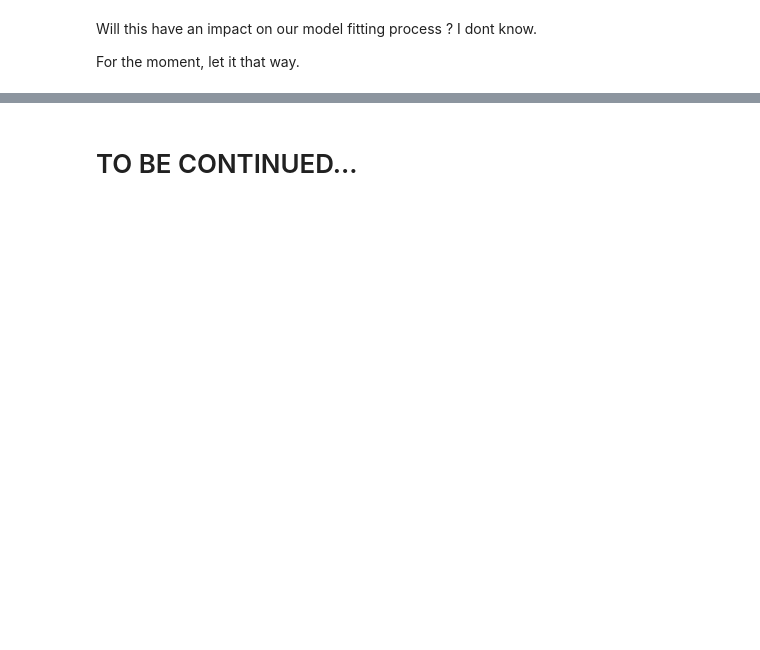
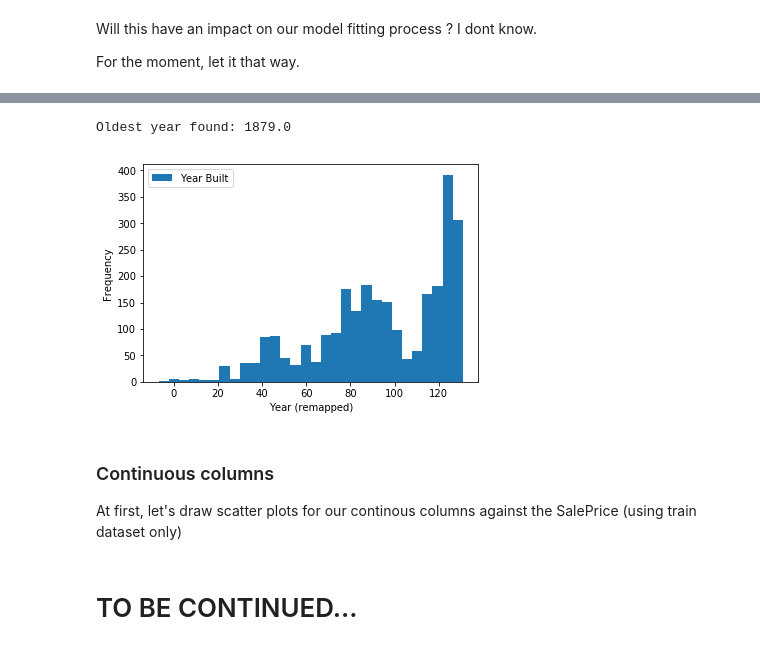
Before and after one commit to xnicolovici/machine_learning, a Jupyter notebook: notebooks/Course No 3/09. Course project/03. Part 2 - House prices/house-prices-solution.ipynb, the cells around one changed output, grey strips where cells are left out. Cells and saved outputs as stored; diff of their text form; code cells hidden in the pictures; blank space fills up the shorter version.

```diff
--- a/notebooks/Course No 3/09. Course project/03. Part 2 - House prices/house-prices-solution.ipynb
+++ b/notebooks/Course No 3/09. Course project/03. Part 2 - House prices/house-prices-solution.ipynb
@@ -960,7 +955,3 @@ To reduce the amplitude of the year values, let's substract those columns with t
-# %%
-
-for c in ['Year Built', 'Yr Sold', 'Year Remod/Add',  'Garage Yr Blt']:
-    data_df[c] = data_df[c] - np.min(data_df[c])
 # %% [markdown]
 #### Mo Sold
 
@@ -1026,0 +1051,13 @@ dtype: int64
+# %%
+# Get the index of lines with null values
+line_index=data_df[data_df['Garage Yr Blt'].isnull()].index
+# %%
+
+# Replace null 'Garage Yr Blt' value with 'Year Built' value
+for i in line_index:
+    new_value = str(data_df.loc[i,'Year Built'])
+    print("Setting 'Garage Yr Blt' for line {} to: {}".format(i,new_value))
+    data_df.at[i,'Garage Yr Blt']=new_value
+
+# Check the result
+data_df.iloc[line_index][['Yr Sold', 'Year Built', 'Year Remod/Add', 'Garage Yr Blt']]
@@ -1036,2 +1143,25 @@ np.max(np.max(data_df[['Year Built', 'Yr Sold', 'Year Remod/Add',  'Garage Yr Bl
+# %%
+year_column = ['Year Built', 'Yr Sold', 'Year Remod/Add',  'Garage Yr Blt']
+
+# Get the oldest date from the year_column, calling np.min() twice:
+# first to get oldest values per column, second to get the oldest of the oldest column values.
+oldest_year=np.min(np.min(getTrainDataset()[year_column]))
+print("Oldest year found:", oldest_year)
+
+# Substract oldest value to year column
+for c in year_column:
+    data_df[c] = data_df[c] - oldest_year
+
+# Display histogram to check new year built values
+data_df[['Year Built']].plot.hist(bins=30)
+plt.xlabel('Year (remapped)')
+plt.show()
+# %% [output]
+Oldest year found: 1879.0
+[figure, added]
+# %% [markdown]
+### Continuous columns
+
+At first, let's draw scatter plots for our continous columns against the SalePrice (using train dataset only)
 # %% [markdown]
 # TO BE CONTINUED...
```
Also changed, not shown: parts of 35 cells of this notebook, 1 other file.
